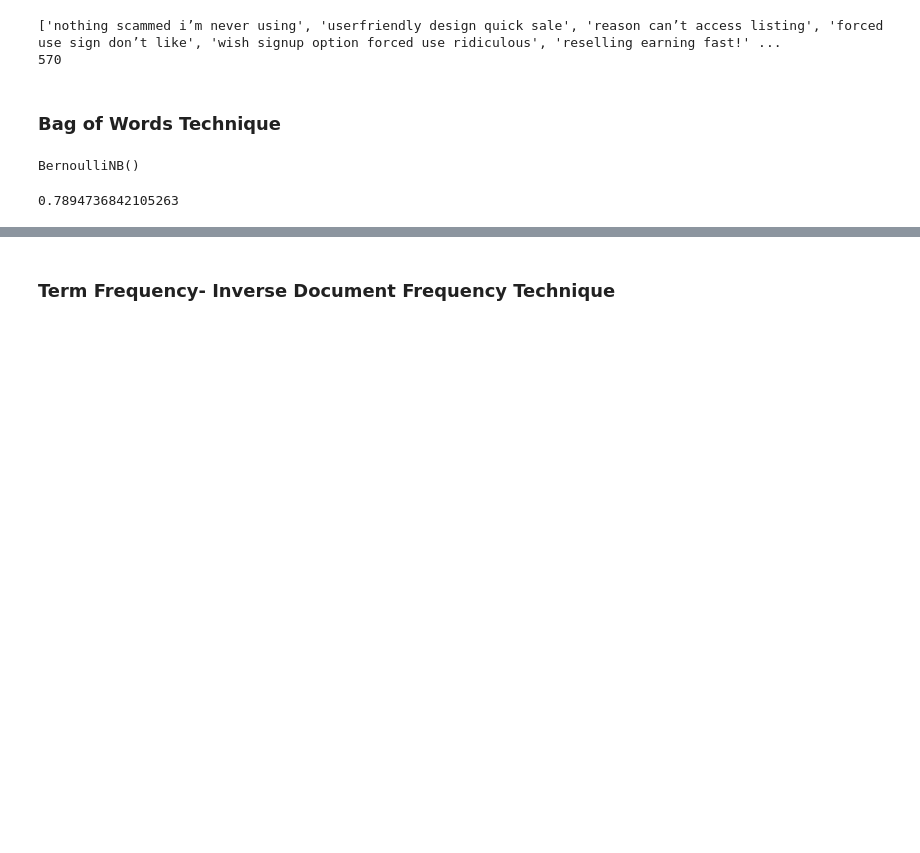
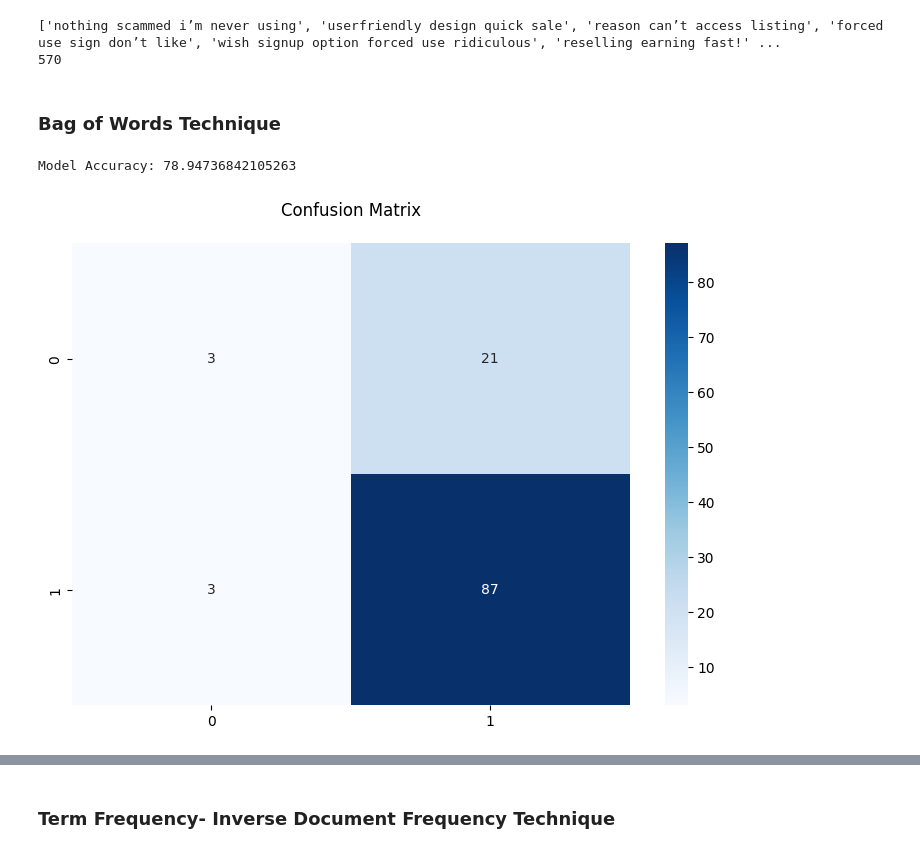
Before and after one commit to shamss778/Sentiment-Analysis-On-Dabchy-Reviews, a Jupyter notebook: data_labeling.ipynb, the cells around one changed output, grey strips where cells are left out. Drawn from its saved outputs; the diff is of its cells as text; code cells hidden in the pictures; blank space fills up the shorter version.

Commit message:
figures

```diff
--- a/data_labeling.ipynb
+++ b/data_labeling.ipynb
@@ -168,3 +176,12 @@ True
 # pos1 = pos.pos.value_counts()[:20]
 # plt.figure(figsize = (10,5))
 # pos1.plot(kind='bar',title ='Top 20 Part-of-speech taggings')
+# %%
+X = pd.DataFrame({
+    'polarity': data['polarity'],  # Assuming the 'polarity' column already exists
+    'review_len': data['review_len'],  # Length of the review (number of characters)
+    'token_count': data['token_count']  # Number of tokens in each review
+})
+
+# Display the resulting DataFrame
+print(X.head())
@@ -217,9 +245,9 @@ sns.heatmap(X.corr(),annot =True)
 # %%
 class1 =[]
 for i in X.polarity:
-    if float(i)>=0.0:
+    if float(i)>=0:
         class1.append(1)
-    elif float(i)<0.0:
+    elif float(i)<0:
         class1.append(0)
 X['sentiment'] = class1
 # %%
@@ -264,0 +297,7 @@ print(len(corpus))
+# %%
+def conf_matrix(ytest,pred):
+    plt.figure(figsize=(9,6))
+    global cm1
+    cm1 = confusion_matrix(ytest, pred)
+    ax=sns.heatmap(cm1, annot= True, cmap='Blues')
+    plt.title('Confusion Matrix',pad=20)
@@ -272,9 +345,3 @@ y = y.values
 # %%
 from sklearn.model_selection import train_test_split
 X_train, X_test, y_train, y_test = train_test_split(X_cv, y, test_size = 0.20, random_state = 0)
-# %%
-from sklearn.naive_bayes import BernoulliNB
-classifier = BernoulliNB()
-classifier.fit(X_train, y_train)
-# %% [output]
-BernoulliNB()
@@ -285,4 +348,17 @@ acc = accuracy_score(y_test, y_pred)
-# %%
-acc
-# %% [output]
-0.7894736842105263
+# %%
+from sklearn.naive_bayes import BernoulliNB
+from sklearn.metrics import accuracy_score
+
+classifier = BernoulliNB()
+classifier.fit(X_train, y_train)
+prediction1 = classifier.predict(X_test)
+accuracy1 = classifier.score(X_test, y_test)
+print ('Model Accuracy:',accuracy1 * 100)
+accuracies['Bag of Words'] = np.round(accuracy1 * 100,3)
+# %% [output]
+Model Accuracy: 78.94736842105263
+# %%
+from sklearn.metrics import confusion_matrix
+conf_matrix(y_test,prediction1)
+# %% [output]
+[figure, added]
```
Also changed, not shown: parts of 35 cells of this notebook.
